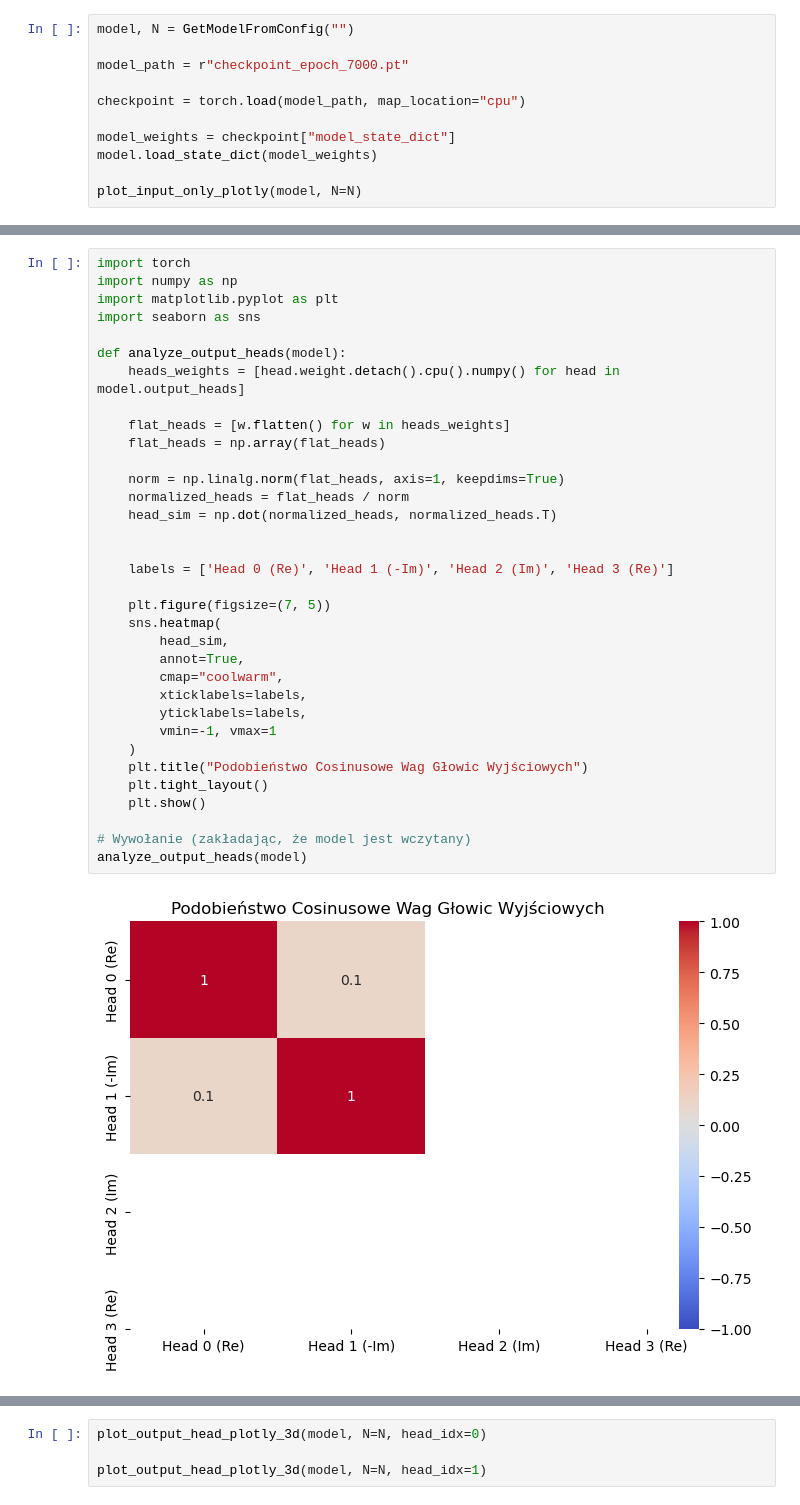
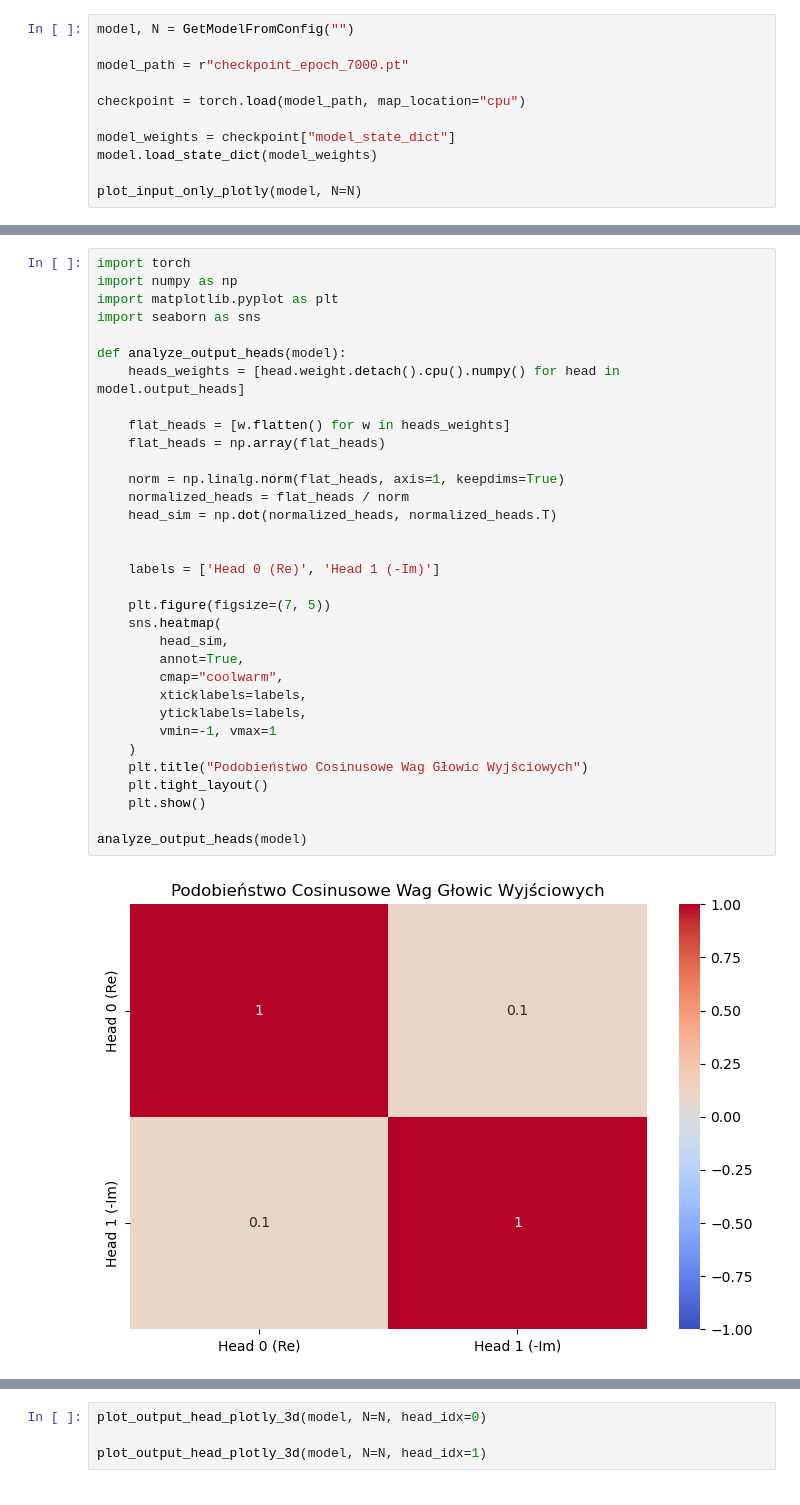
Before and after one commit to AleczO/Grokking, a Jupyter notebook: grokking/framework/analysis/DOT_CN/exp_005/analysis.ipynb, the cells around one changed output, grey strips where cells are left out. Saved outputs shown, nothing was run; the diff lists cells and outputs as text.

```diff
--- a/grokking/framework/analysis/DOT_CN/exp_005/analysis.ipynb
+++ b/grokking/framework/analysis/DOT_CN/exp_005/analysis.ipynb
@@ -129,36 +128,35 @@ import numpy as np
 import matplotlib.pyplot as plt
 import seaborn as sns
 
 def analyze_output_heads(model):
     heads_weights = [head.weight.detach().cpu().numpy() for head in model.output_heads]
 
     flat_heads = [w.flatten() for w in heads_weights]
     flat_heads = np.array(flat_heads)
 
     norm = np.linalg.norm(flat_heads, axis=1, keepdims=True)
     normalized_heads = flat_heads / norm
     head_sim = np.dot(normalized_heads, normalized_heads.T)
 
 
-    labels = ['Head 0 (Re)', 'Head 1 (-Im)', 'Head 2 (Im)', 'Head 3 (Re)']
+    labels = ['Head 0 (Re)', 'Head 1 (-Im)']
 
     plt.figure(figsize=(7, 5))
     sns.heatmap(
         head_sim,
         annot=True,
         cmap="coolwarm",
         xticklabels=labels,
         yticklabels=labels,
         vmin=-1, vmax=1
     )
     plt.title("Podobieństwo Cosinusowe Wag Głowic Wyjściowych")
     plt.tight_layout()
     plt.show()
 
-# Wywołanie (zakładając, że model jest wczytany)
 analyze_output_heads(model)
 # %% [output]
-[figure, old version]
+[figure, new version]
 # %%
 import numpy as np
 import plotly.graph_objects as go
```
Also changed, not shown: parts of 9 cells of this notebook, 18 other files.
